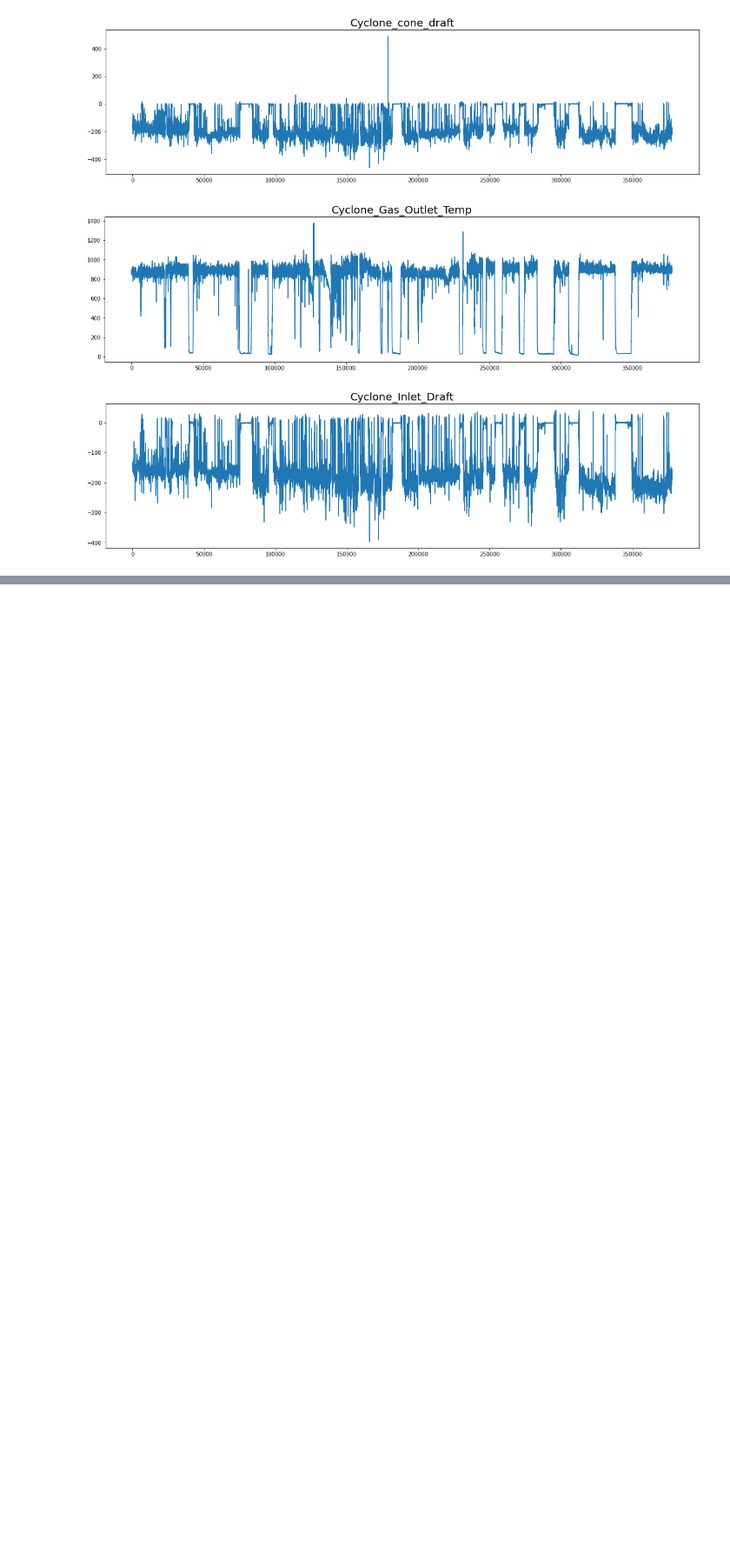
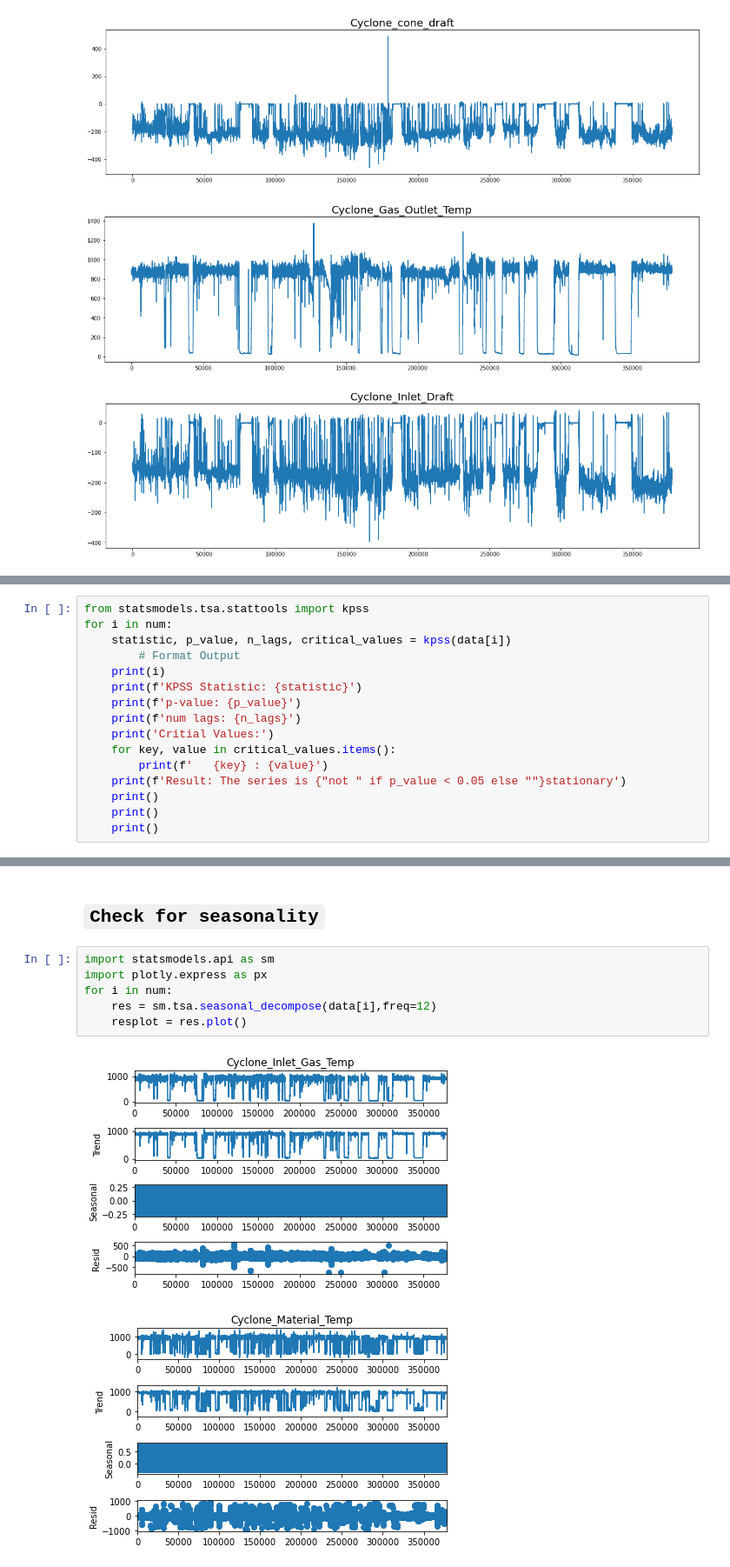
Before and after one commit to manujjoshi/Complete-Data-Analysis-, a Jupyter notebook: Exact Space/Exact Space Assignment.ipynb, the cells around one changed output, grey strips where cells are left out. Shown at 87% size. Cells and saved outputs as stored; diff of their text form; blank space fills up the shorter version.

```diff
--- a/Exact Space/Exact Space Assignment.ipynb
+++ b/Exact Space/Exact Space Assignment.ipynb
@@ -169,0 +174,16 @@ for i in num:
+# %%
+from statsmodels.tsa.stattools import kpss
+for i in num:
+    statistic, p_value, n_lags, critical_values = kpss(data[i])
+        # Format Output
+    print(i)
+    print(f'KPSS Statistic: {statistic}')
+    print(f'p-value: {p_value}')
+    print(f'num lags: {n_lags}')
+    print('Critial Values:')
+    for key, value in critical_values.items():
+        print(f'   {key} : {value}')
+    print(f'Result: The series is {"not " if p_value < 0.05 else ""}stationary')
+    print()
+    print()
+    print()
@@ -169,0 +208,11 @@ for i in num:
+# %% [markdown]
+## `Check for seasonality`
+# %%
+import statsmodels.api as sm
+import plotly.express as px
+for i in num:
+    res = sm.tsa.seasonal_decompose(data[i],freq=12)
+    resplot = res.plot()
+# %% [output]
+[figure, added]
+[figure, added]
```
Also changed, not shown: parts of 5 cells of this notebook.
